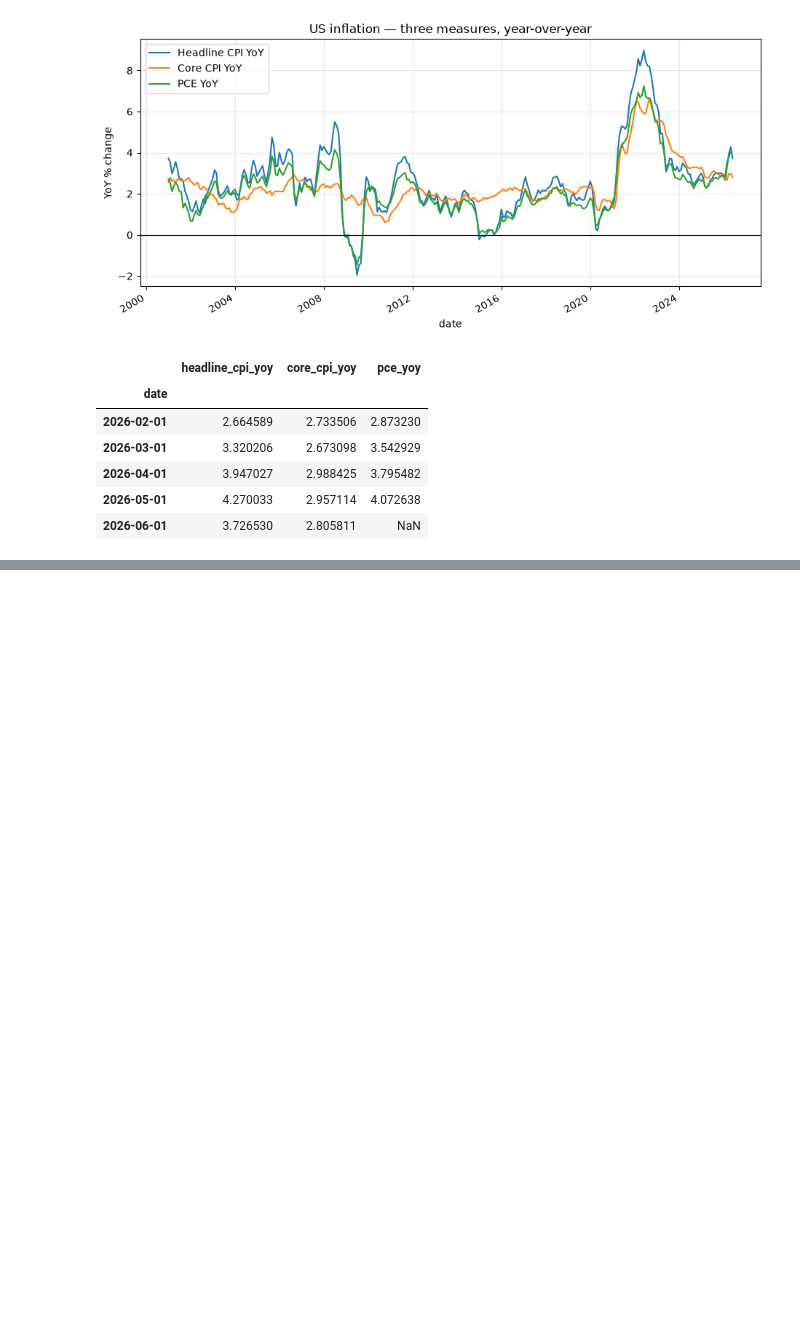
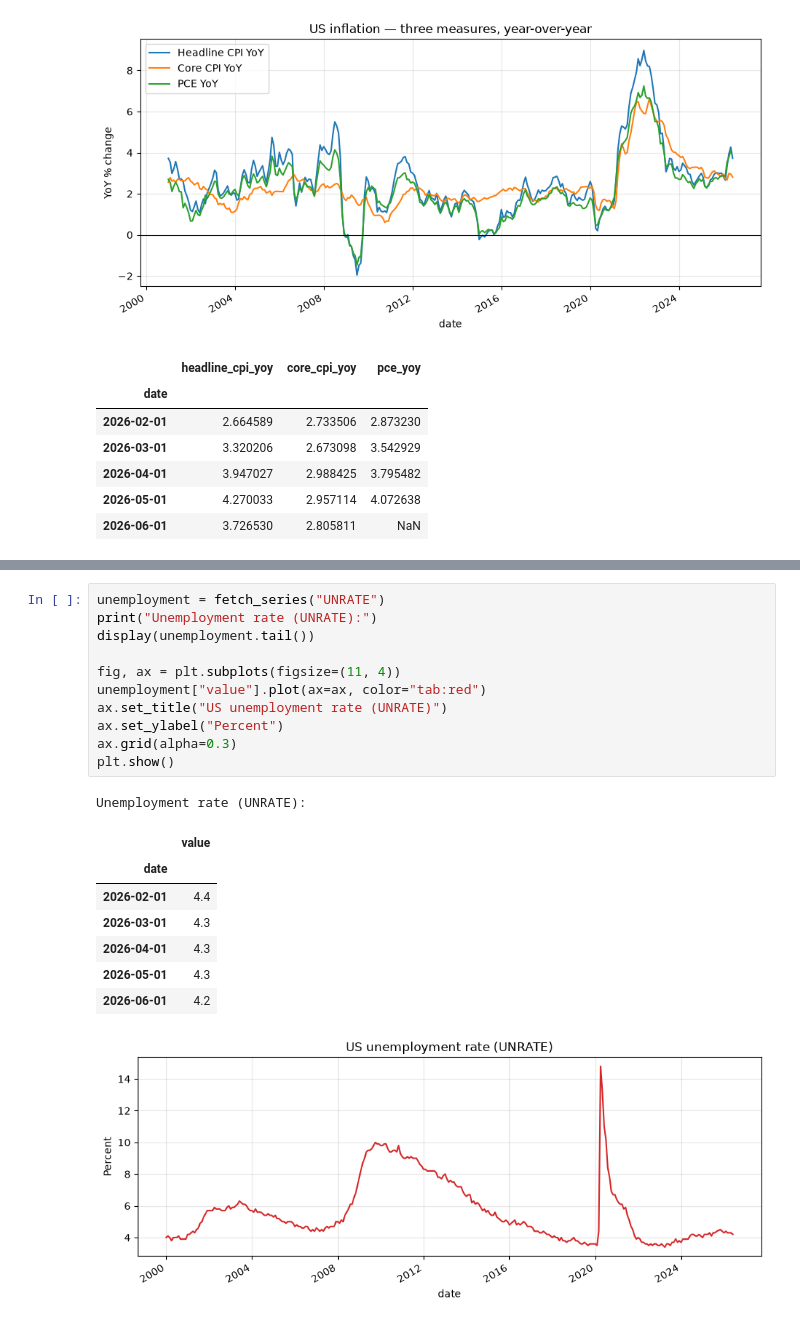
Before and after one commit to thatbeer/macro_data, a Jupyter notebook: notebooks/fred_indicators_query.ipynb, the cells around one changed output, grey strips where cells are left out. Drawn from its saved outputs; the diff is of its cells as text; blank space fills up the shorter version.

Commit message:
Add unemployment rate section to FRED indicators query notebook

```diff
--- a/notebooks/fred_indicators_query.ipynb
+++ b/notebooks/fred_indicators_query.ipynb
@@ -138,0 +144,21 @@ pd.DataFrame(
+# %%
+unemployment = fetch_series("UNRATE")
+print("Unemployment rate (UNRATE):")
+display(unemployment.tail())
+
+fig, ax = plt.subplots(figsize=(11, 4))
+unemployment["value"].plot(ax=ax, color="tab:red")
+ax.set_title("US unemployment rate (UNRATE)")
+ax.set_ylabel("Percent")
+ax.grid(alpha=0.3)
+plt.show()
+# %% [output]
+Unemployment rate (UNRATE):
+|  | value |
+| date |  |
+| 2026-02-01 | 4.4 |
+| 2026-03-01 | 4.3 |
+| 2026-04-01 | 4.3 |
+| 2026-05-01 | 4.3 |
+| 2026-06-01 | 4.2 |
+[figure, added]
```
Also changed, not shown: parts of 1 cell of this notebook.
